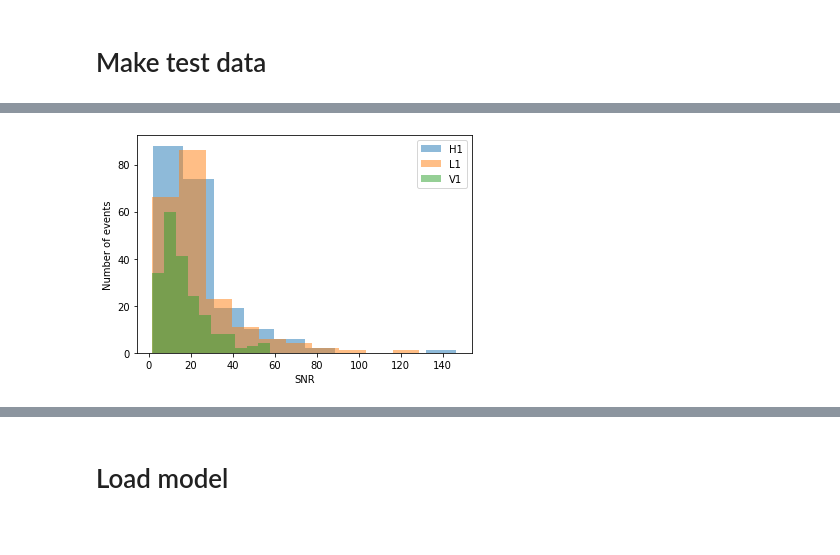
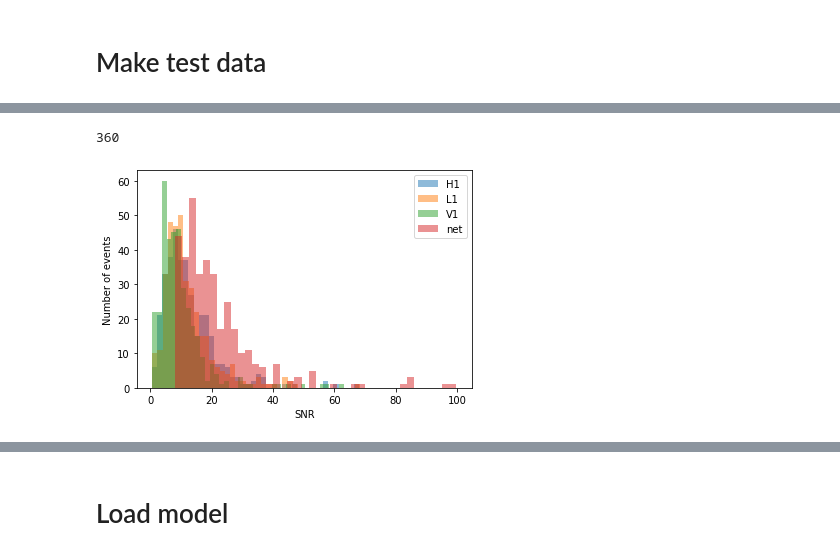
Before and after one commit to MarinerQ/river, a Jupyter notebook: scripts/sampling.ipynb, the cells around one changed output, grey strips where cells are left out. Drawn from its saved outputs; the diff is of its cells as text; code cells hidden in the pictures.

```diff
--- a/scripts/sampling.ipynb
+++ b/scripts/sampling.ipynb
@@ -210,15 +200,21 @@ Injecting 28-th signal, 14.0% done
 # %%
 dataset_test = DatasetStrainFD(data_dict=data_generator_test.data, parameter_names=PARAMETER_NAMES_CONTEXT_PRECESSINGBNS_BILBY)
+# %%
+len(dataset_test)
+# %% [output]
+360
 # %%
 #batch_size = 1
 #test_loader = DataLoader(dataset_test, batch_size=batch_size, shuffle=False)
 # %%
 
 for key, values in data_generator_test.data['SNRs'].items():
-    _ = plt.hist(values, label=key, alpha=0.5)
+    _ = plt.hist(values, label=key, alpha=0.5, bins=40)
+_ = plt.hist((data_generator_test.data['SNRs']['H1']**2 + data_generator_test.data['SNRs']['L1']**2 + data_generator_test.data['SNRs']['V1']**2 )**0.5,
+                label='net', alpha=0.5, bins=40)
 plt.legend()
 plt.xlabel('SNR')
 plt.ylabel('Number of events')
 plt.show()
 # %% [output]
-[figure, old version]
+[figure, new version]
```
Also changed, not shown: parts of 14 cells of this notebook, 9 other files.
